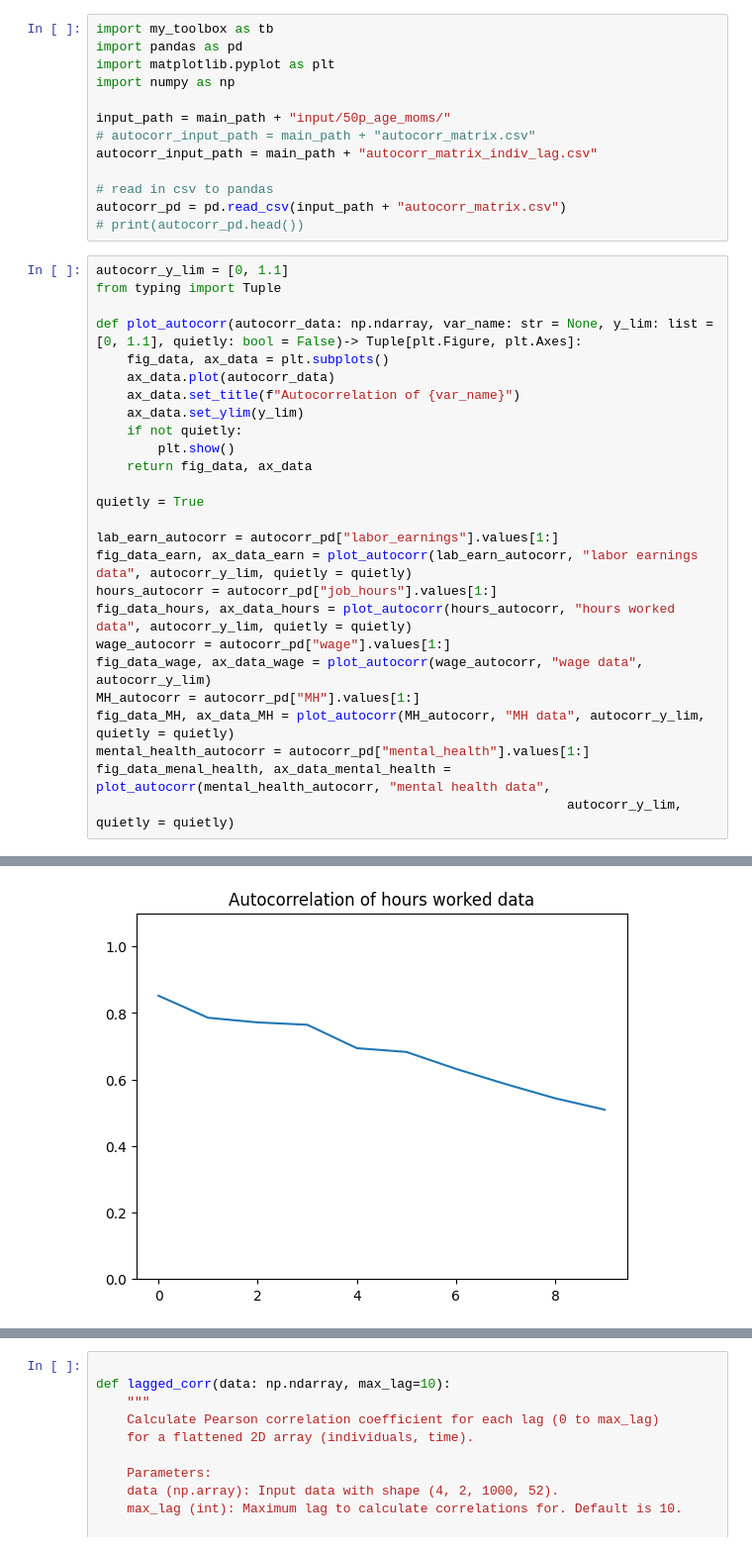
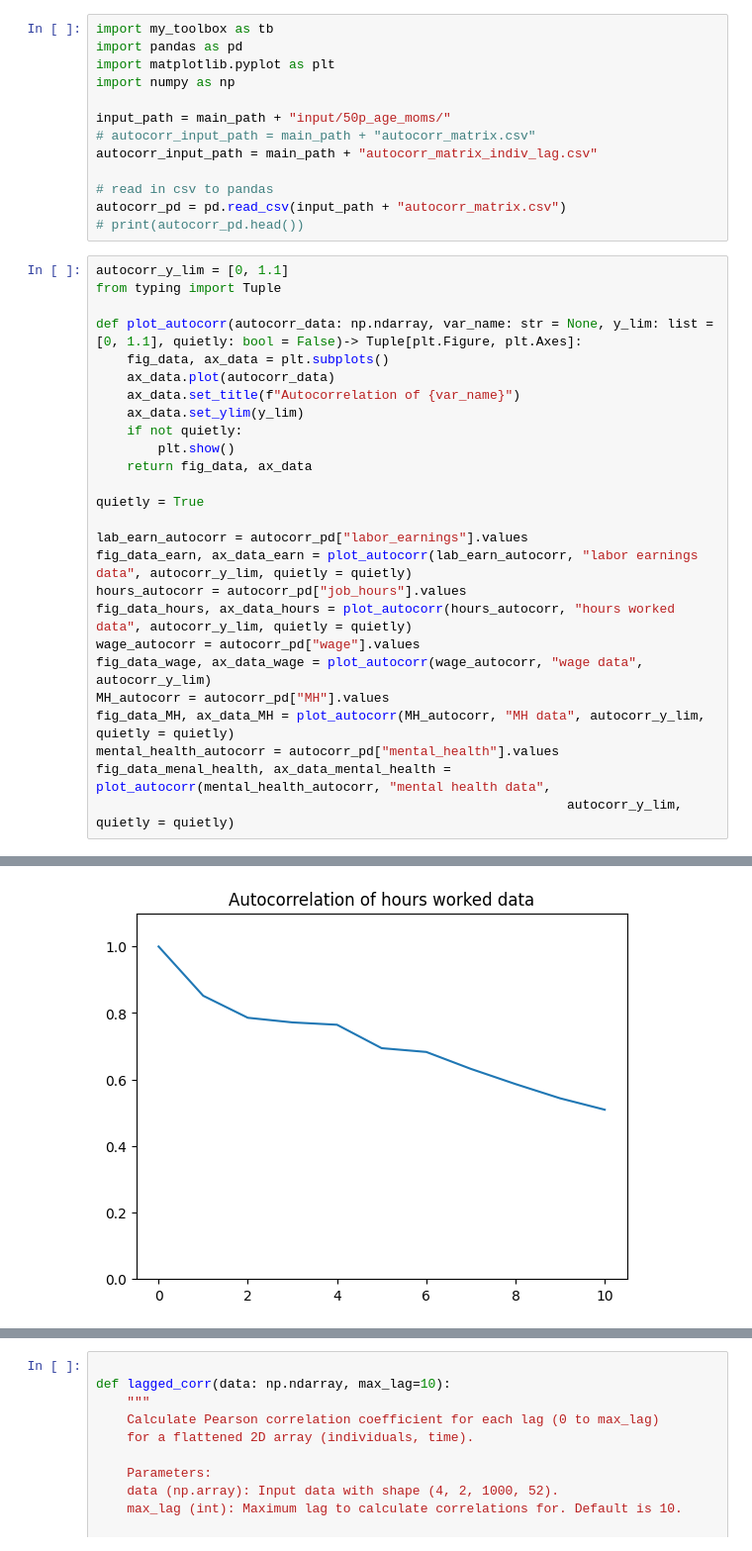
Before and after one commit to bboyajian253/discrete_lab_lc_model, a Jupyter notebook: my_code/model_uncert/code/autocorr_figs.ipynb, the cells around one changed output, grey strips where cells are left out. Shown at 99% size. Cells and saved outputs as stored; diff of their text form.

```diff
--- a/my_code/model_uncert/code/autocorr_figs.ipynb
+++ b/my_code/model_uncert/code/autocorr_figs.ipynb
@@ -109,15 +109,15 @@ def plot_autocorr(autocorr_data: np.ndarray, var_name: str = None, y_lim: list =
 
 quietly = True
 
-lab_earn_autocorr = autocorr_pd["labor_earnings"].values[1:]
+lab_earn_autocorr = autocorr_pd["labor_earnings"].values
 fig_data_earn, ax_data_earn = plot_autocorr(lab_earn_autocorr, "labor earnings data", autocorr_y_lim, quietly = quietly)
-hours_autocorr = autocorr_pd["job_hours"].values[1:]
+hours_autocorr = autocorr_pd["job_hours"].values
 fig_data_hours, ax_data_hours = plot_autocorr(hours_autocorr, "hours worked data", autocorr_y_lim, quietly = quietly)
-wage_autocorr = autocorr_pd["wage"].values[1:]
+wage_autocorr = autocorr_pd["wage"].values
 fig_data_wage, ax_data_wage = plot_autocorr(wage_autocorr, "wage data", autocorr_y_lim)
-MH_autocorr = autocorr_pd["MH"].values[1:]
+MH_autocorr = autocorr_pd["MH"].values
 fig_data_MH, ax_data_MH = plot_autocorr(MH_autocorr, "MH data", autocorr_y_lim, quietly = quietly)
-mental_health_autocorr = autocorr_pd["mental_health"].values[1:]
+mental_health_autocorr = autocorr_pd["mental_health"].values
 fig_data_menal_health, ax_data_mental_health = plot_autocorr(mental_health_autocorr, "mental health data",
                                                              autocorr_y_lim, quietly = quietly)
 # %% [output]
@@ -125 +125 @@ fig_data_menal_health, ax_data_mental_health = plot_autocorr(mental_health_autoc
-[figure, old version]
+[figure, new version]
```
Also changed, not shown: parts of 5 cells of this notebook, 24 other files.
